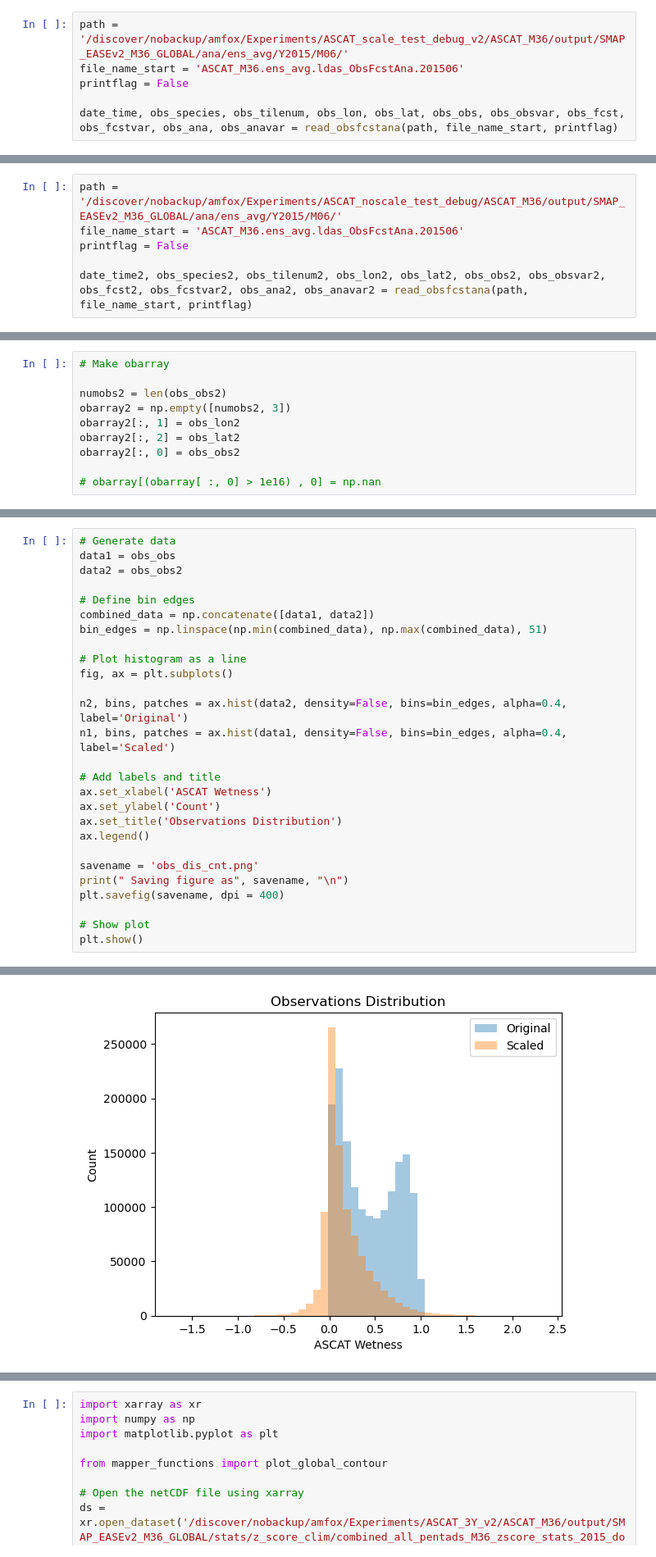
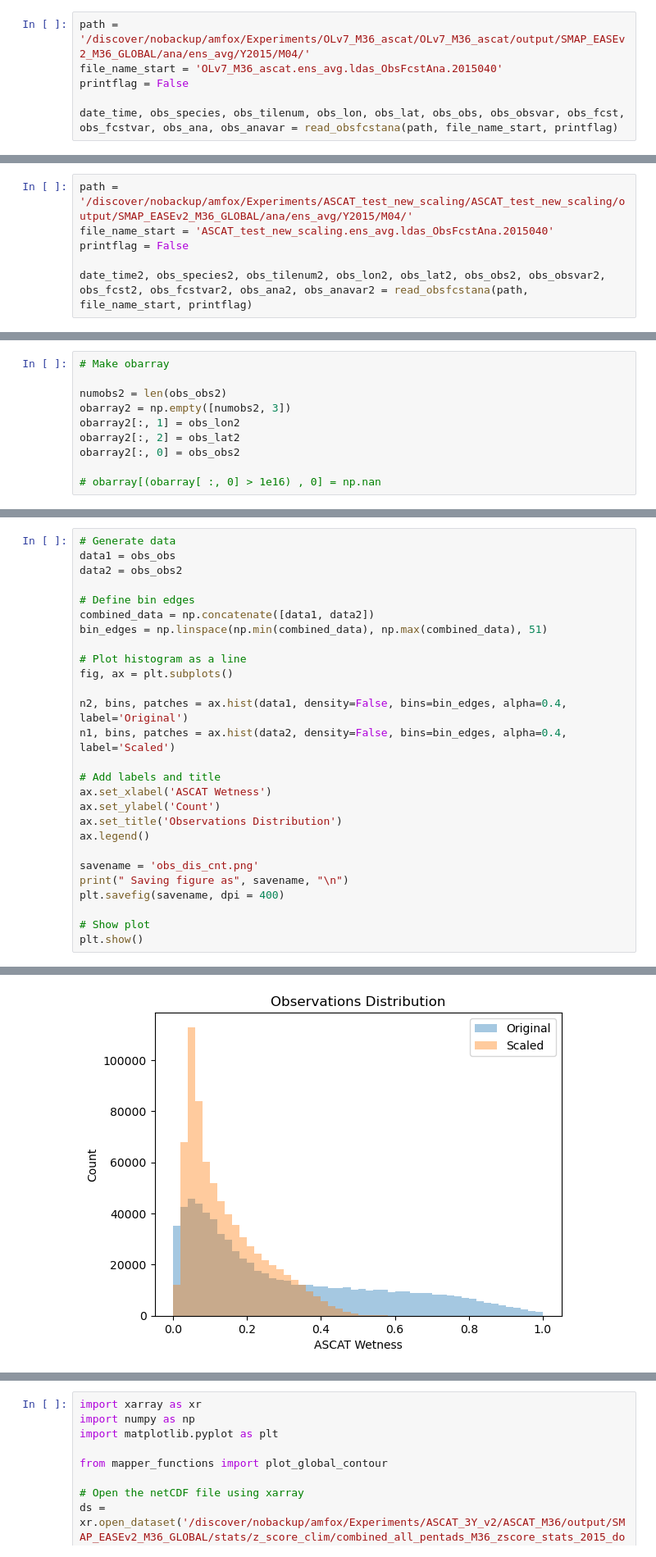
Before and after one commit to amfox37/GEOSldas_diagnostics, a Jupyter notebook: Jupyter/ASCAT_scaling_plotter.ipynb, the cells around one changed output, grey strips where cells are left out. Shown at 82% size. Cells and saved outputs as stored; diff of their text form.

Commit message:
ASCAT_scaling

```diff
--- a/Jupyter/ASCAT_scaling_plotter.ipynb
+++ b/Jupyter/ASCAT_scaling_plotter.ipynb
@@ -10,8 +10,8 @@ from mapper_functions import plot_na
 
 from my_functions import read_obsfcstana
 # %%
-path = '/discover/nobackup/amfox/Experiments/ASCAT_scale_test_debug_v2/ASCAT_M36/output/SMAP_EASEv2_M36_GLOBAL/ana/ens_avg/Y2015/M06/'
-file_name_start = 'ASCAT_M36.ens_avg.ldas_ObsFcstAna.201506'
+path = '/discover/nobackup/amfox/Experiments/OLv7_M36_ascat/OLv7_M36_ascat/output/SMAP_EASEv2_M36_GLOBAL/ana/ens_avg/Y2015/M04/'
+file_name_start = 'OLv7_M36_ascat.ens_avg.ldas_ObsFcstAna.2015040'
 printflag = False
 
 date_time, obs_species, obs_tilenum, obs_lon, obs_lat, obs_obs, obs_obsvar, obs_fcst, obs_fcstvar, obs_ana, obs_anavar = read_obsfcstana(path, file_name_start, printflag)
@@ -31,6 +20,6 @@ date_time
 # %%
-path = '/discover/nobackup/amfox/Experiments/ASCAT_noscale_test_debug/ASCAT_M36/output/SMAP_EASEv2_M36_GLOBAL/ana/ens_avg/Y2015/M06/'
-file_name_start = 'ASCAT_M36.ens_avg.ldas_ObsFcstAna.201506'
+path = '/discover/nobackup/amfox/Experiments/ASCAT_test_new_scaling/ASCAT_test_new_scaling/output/SMAP_EASEv2_M36_GLOBAL/ana/ens_avg/Y2015/M04/'
+file_name_start = 'ASCAT_test_new_scaling.ens_avg.ldas_ObsFcstAna.2015040'
 printflag = False
 
 date_time2, obs_species2, obs_tilenum2, obs_lon2, obs_lat2, obs_obs2, obs_obsvar2, obs_fcst2, obs_fcstvar2, obs_ana2, obs_anavar2 = read_obsfcstana(path, file_name_start, printflag)
@@ -170,30 +159,30 @@ plt.show()
 # %%
 # Generate data
 data1 = obs_obs
 data2 = obs_obs2
 
 # Define bin edges
 combined_data = np.concatenate([data1, data2])
 bin_edges = np.linspace(np.min(combined_data), np.max(combined_data), 51)
 
 # Plot histogram as a line
 fig, ax = plt.subplots()
 
-n2, bins, patches = ax.hist(data2, density=False, bins=bin_edges, alpha=0.4, label='Original')
-n1, bins, patches = ax.hist(data1, density=False, bins=bin_edges, alpha=0.4, label='Scaled')
+n2, bins, patches = ax.hist(data1, density=False, bins=bin_edges, alpha=0.4, label='Original')
+n1, bins, patches = ax.hist(data2, density=False, bins=bin_edges, alpha=0.4, label='Scaled')
 
 # Add labels and title
 ax.set_xlabel('ASCAT Wetness')
 ax.set_ylabel('Count')
 ax.set_title('Observations Distribution')
 ax.legend()
 
 savename = 'obs_dis_cnt.png'
 print(" Saving figure as", savename, "\n")
 plt.savefig(savename, dpi = 400)
 
 # Show plot
 plt.show()
 # %% [output]
  Saving figure as obs_dis_cnt.png
-[figure, old version]
+[figure, new version]
```
Also changed, not shown: parts of 22 cells of this notebook, 1 other file.
